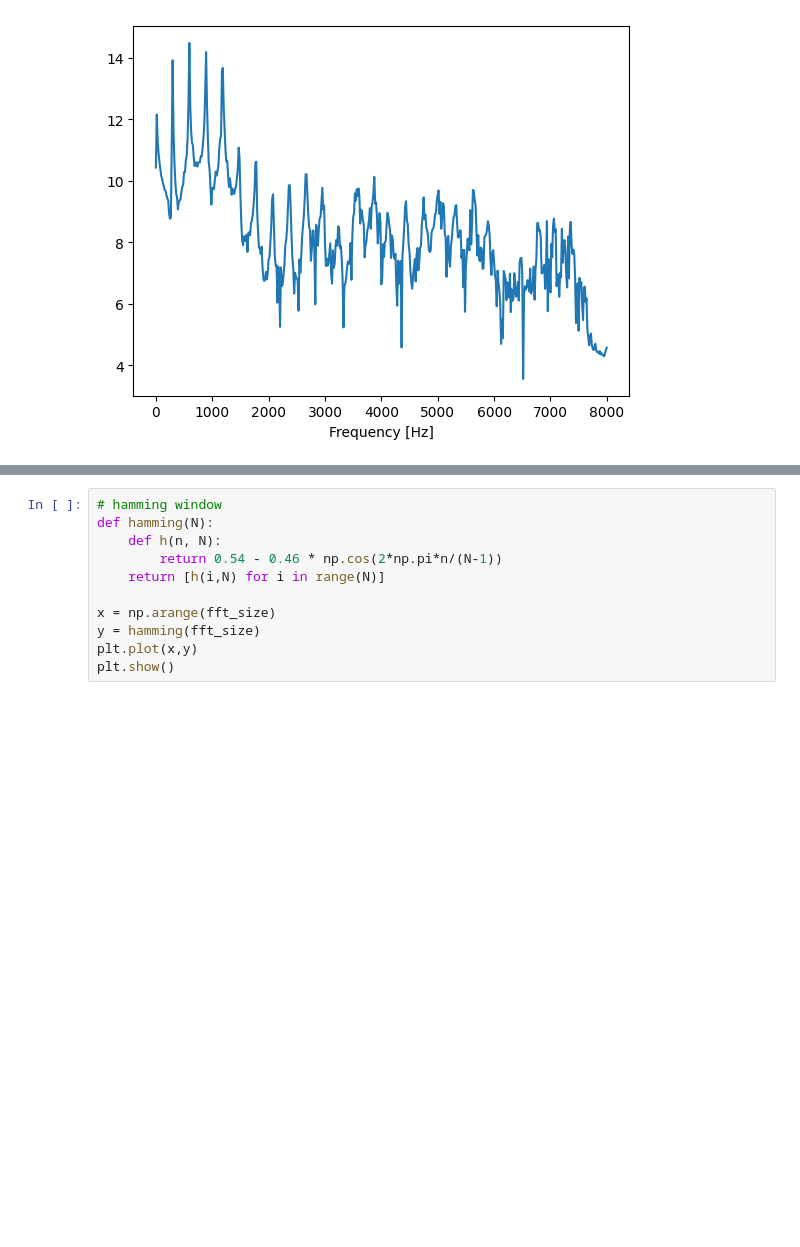
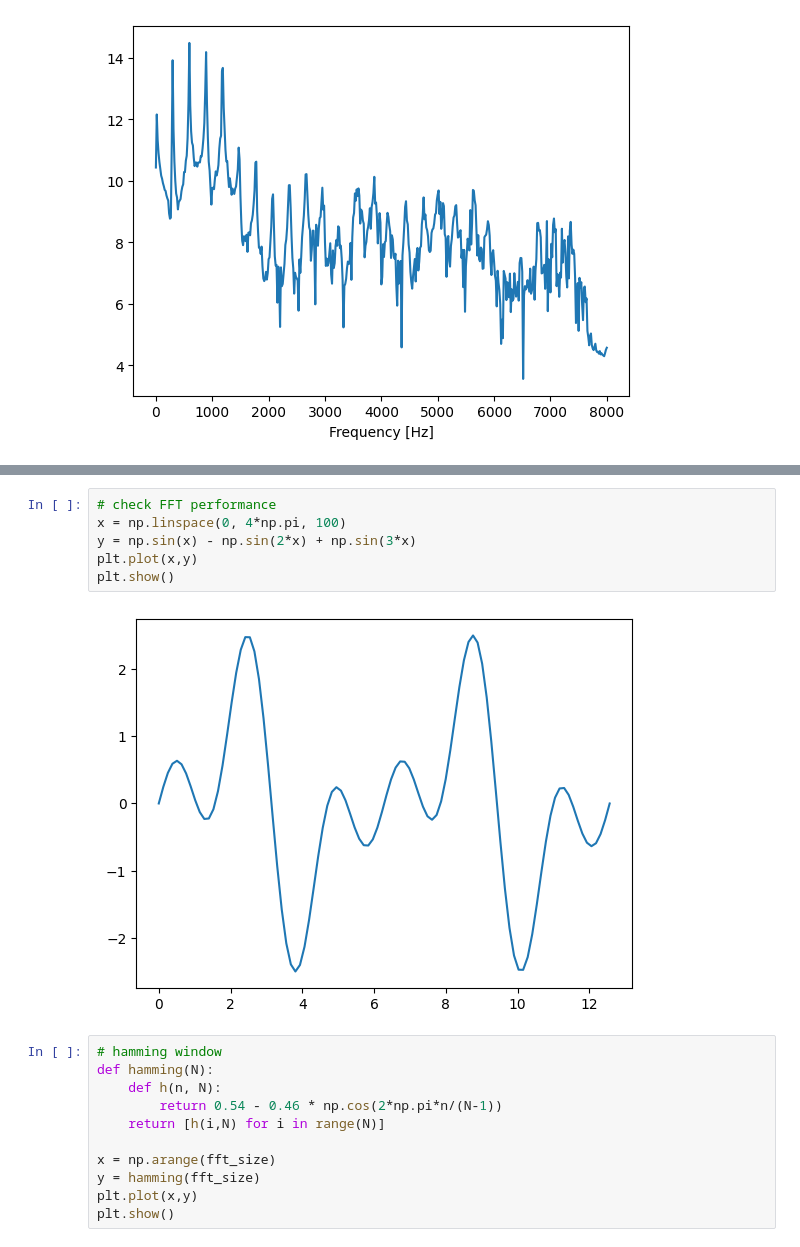
Before and after one commit to umepy/voice_recognition_practice, a Jupyter notebook: voice_analysis.ipynb, the cells around one changed output, grey strips where cells are left out. Drawn from its saved outputs; the diff is of its cells as text; blank space fills up the shorter version.

```diff
--- a/voice_analysis.ipynb
+++ b/voice_analysis.ipynb
@@ -171,3 +195,11 @@ plt.show()
+# %%
+# check FFT performance
+x = np.linspace(0, 4*np.pi, 100)
+y = np.sin(x) - np.sin(2*x) + np.sin(3*x)
+plt.plot(x,y)
+plt.show()
+# %% [output]
+[figure, added]
 # %%
 # hamming window
 def hamming(N):
```
Also changed, not shown: parts of 3 cells of this notebook.
